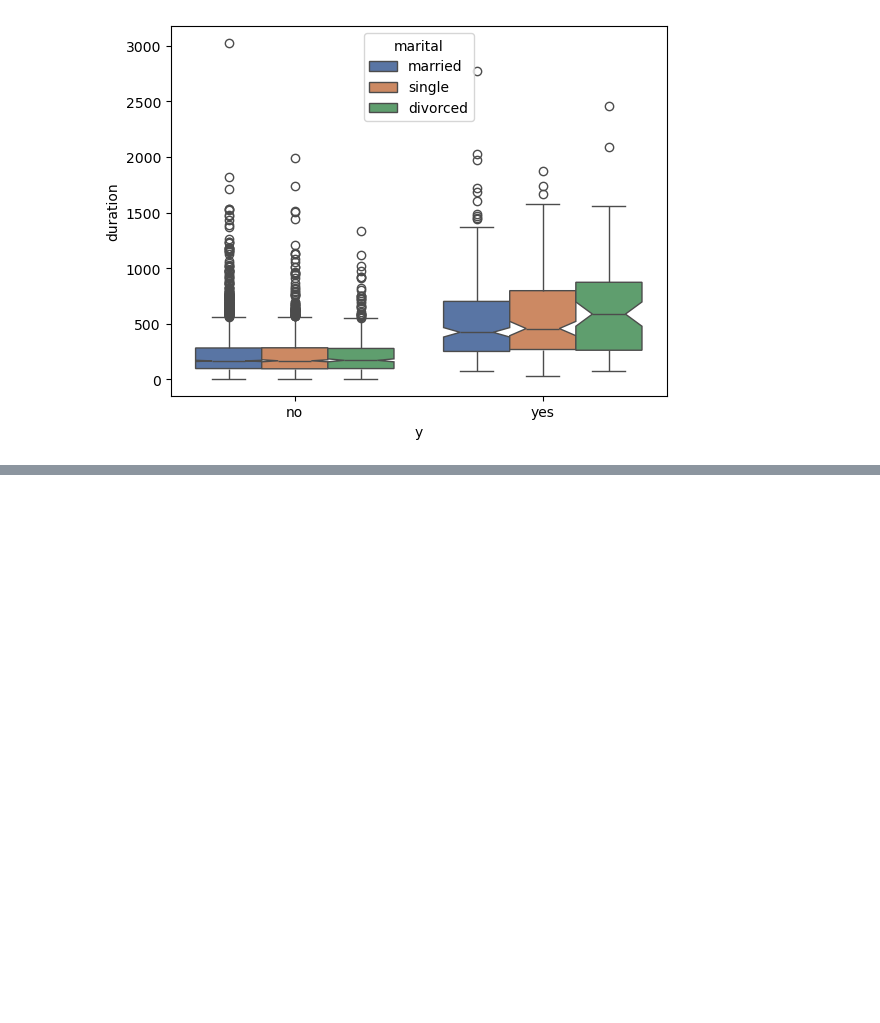
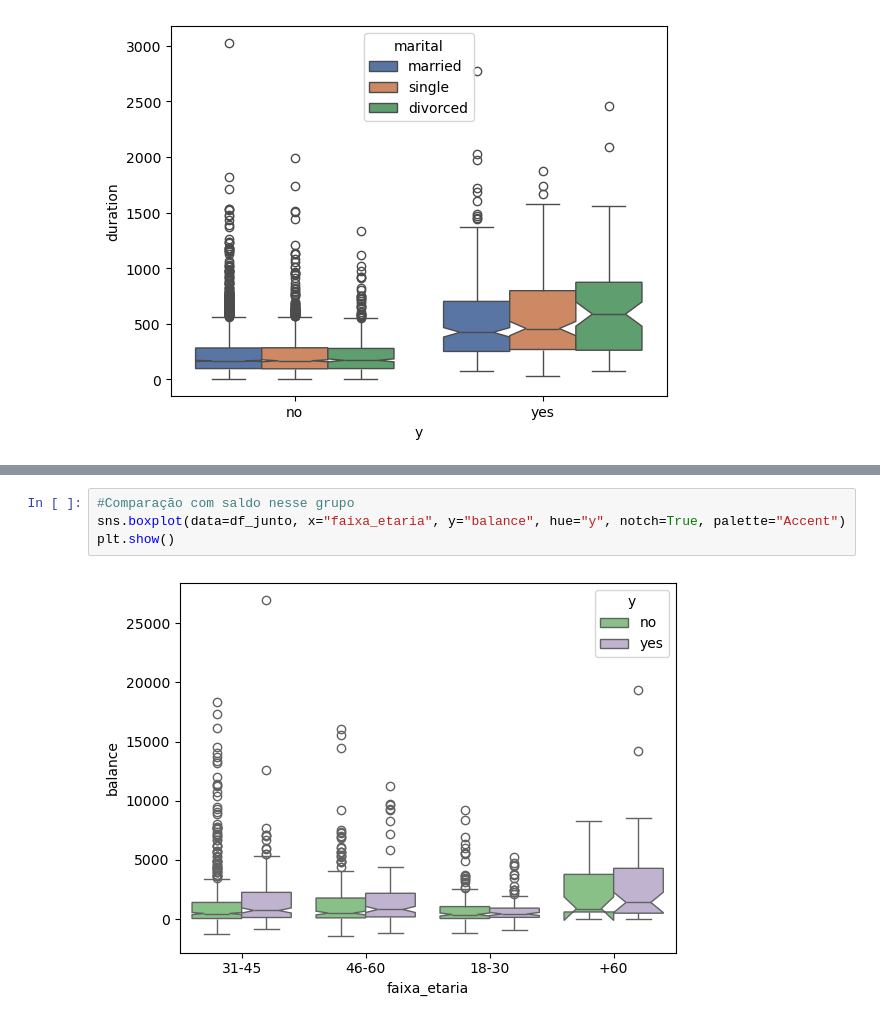
Before and after one commit to vilianf/analytics, a Jupyter notebook: python/bank/Bank.ipynb, the cells around one changed output, grey strips where cells are left out. Cells and saved outputs as stored; diff of their text form; blank space fills up the shorter version.

```diff
--- a/python/bank/Bank.ipynb
+++ b/python/bank/Bank.ipynb
@@ -120,0 +205,6 @@ plt.show()
+# %%
+#Comparação com saldo nesse grupo
+sns.boxplot(data=df_junto, x="faixa_etaria", y="balance", hue="y", notch=True, palette="Accent")
+plt.show()
+# %% [output]
+[figure, added]
```
Also changed, not shown: parts of 9 cells of this notebook.
